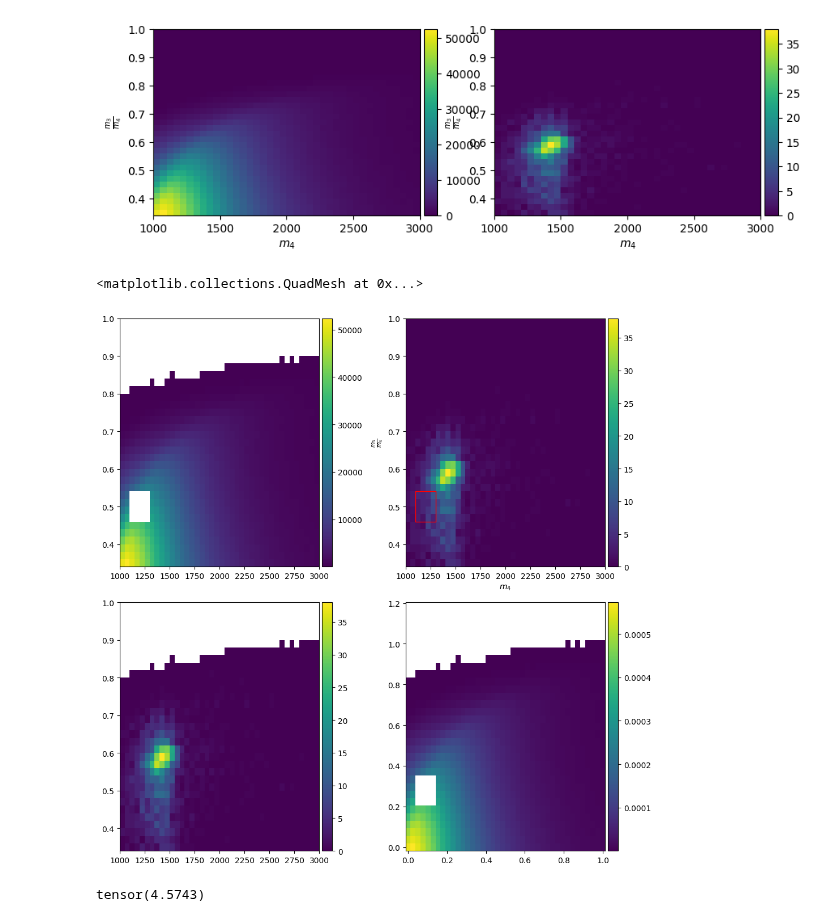
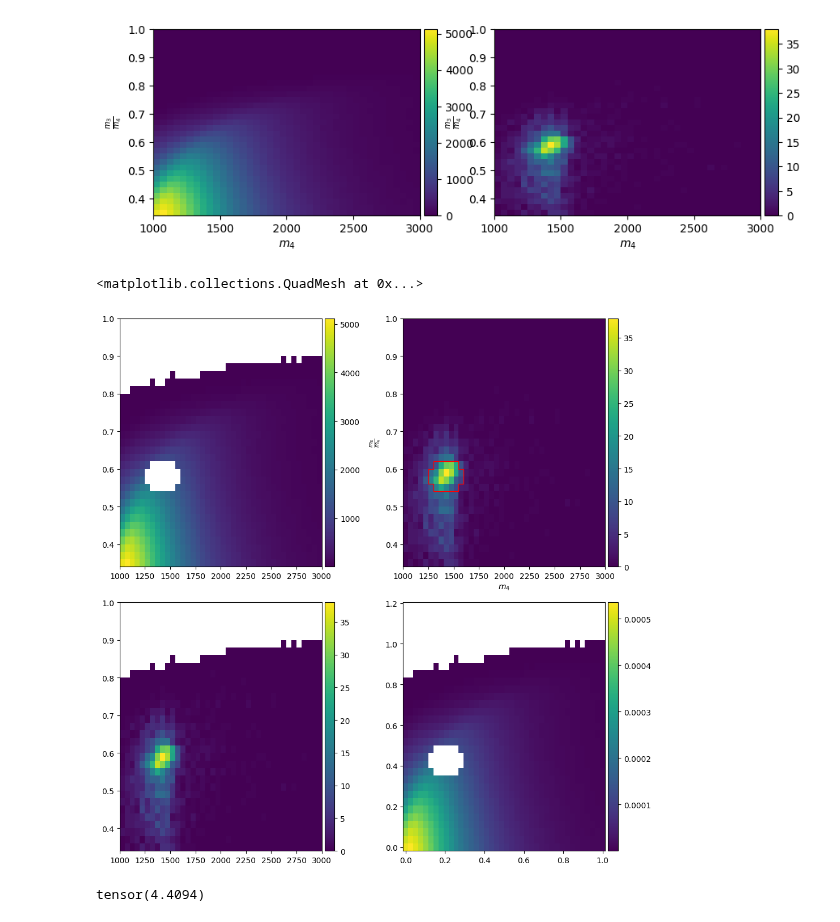
Before and after one commit to UMN-CMS/SingleStopCoffea, a Jupyter notebook: notebooks/multidim_fit.ipynb, the cells around one changed output. Cells and saved outputs as stored; diff of their text form; code cells hidden in the pictures.

```diff
--- a/notebooks/multidim_fit.ipynb
+++ b/notebooks/multidim_fit.ipynb
@@ -64,23 +65,19 @@ sighists = sig_res.getMergedHistograms(sample_manager)
 bkg_name="CR0b_Data2018"
 #bkg_name="Skim_QCDInclusive2018"
 complete_hist = hists["ratio_m14_vs_m24"]
-narrowed = complete_hist
-#orig =  complete_hist[...,hist.loc(1100):hist.loc(2500),hist.loc(400):hist.loc(2000)]
-#narrowed =  complete_hist[...,hist.loc(0):hist.loc(3000),hist.loc(0):hist.loc(1)]
+mc = sighists["ratio_m14_vs_m24"]["Skim_QCDInclusive2018",...]
+integral_sr = mc.sum()
+integral_cr = complete_hist[bkg_name, ...].sum()
+print(f"CR Integral = {integral_cr}")
+print(f"SR Integral = {integral_sr}")
+ratio = integral_sr.value / integral_cr.value
+print(f"Ratio is  = {ratio}")
 narrowed =  complete_hist[...,hist.loc(1000):hist.loc(3000),hist.loc(0.35):hist.loc(1.0)]
-#orig = orig / orig.values().max()
-#narrowed =  complete_hist[...,hist.loc(1150):hist.loc(3000),hist.loc(400):hist.loc(3000)]
-#narrowed =  complete_hist[...,hist.loc(0):hist.loc(3000),hist.loc(0):hist.loc(3000)]
-#narrowed = orig
-#narrowed = orig[...,::hist.rebin(15),::hist.rebin(12)]
 narrowed = narrowed[...,::hist.rebin(1),::hist.rebin(1)]
-
 qcd_hist = narrowed[bkg_name,...]
-#orig_qcd_hist = orig[bkg_name,...]
-
 sig_hist = sighists["ratio_m14_vs_m24"]["signal_312_1500_900",hist.loc(1000):hist.loc(3000),hist.loc(0.35):hist.loc(1)]
 
-qcd_hist = narrowed[bkg_name,...]
+qcd_hist = narrowed[bkg_name,...]  * ratio
 true_sum = qcd_hist.sum()
 print(true_sum)
 # %% [output]
@@ -94,51 +94,53 @@ fig,ax= plt.subplots(1,2,figsize=(10,3))
 _ = drawAs2DHist(ax[0], PlotObject.fromHist(qcd_hist))
 _ = drawAs2DHist(ax[1], PlotObject.fromHist(sig_hist))
 # %% [output]
-[figure, old version]
+[figure, new version]
 # %%
 import fitting.regression as fr
+from fitting.windowing import EllipseWindow
+from fitting.transformations import getNormalizationTransform
+
 window = [(1300, 1750), (400, 700)]
 rebin = 1
-mask_f = fr.rectMasker(window)
-#mask_f = fr.ellipseMasker(torch.tensor([1500.0,600.0]), 200.0,150.0)
-#mask_f = fr.ellipseMasker(torch.tensor([1400.0,0.6]), 150.0,0.05)
-mask_f = fr.ellipseMasker(torch.tensor([2000.0,0.6]), 150.0,0.05)
-mask_f = fr.ellipseMasker(torch.tensor([1200.0,0.5]), 100.0,0.05)
+#mask_f = fr.ellipseMasker(torch.tensor([1400.0,0.6]), 200.0, 0.05)
+mask_f = EllipseWindow([1420.0,0.58], [160.0,0.045])
+#mask_f = fr.ellipseMasker(torch.tensor([2000.0,0.6]), 150.0,0.05)
+#mask_f = fr.ellipseMasker(torch.tensor([1200.0,0.5]), 100.0,0.05)
 #mask_f = fr.ellipseMasker(torch.tensor([1800.0,0.6]), 50.0,0.02)
 
 
 
 #mask_f = fr.ellipseMasker(torch.tensor([1500.0,1400.0]), 200.0,150.0)
 #mask_f = fr.ellipseMasker(torch.tensor([1450.0,0.59]), 150.0,0.05)
 #mask_f=None
 
 #mask_f = fr.ellipseMasker(torch.tensor([1200.0,0.6]), 200.0,0.05)
 exclude_less=0.001
 #mask_f = None
 train_data = regression.makeRegressionData(qcd_hist[hist.rebin(rebin),hist.rebin(rebin)], mask_f, exclude_less=exclude_less)
 test_data, m = regression.makeRegressionData(qcd_hist[hist.rebin(rebin),hist.rebin(rebin)], None, exclude_less=exclude_less, get_mask=True)
-train_transform = regression.getNormalizationTransform(train_data)
+train_transform = getNormalizationTransform(train_data)
 normalized_train_data = train_transform.transform(train_data)
 normalized_test_data = train_transform.transform(test_data)
 
 fig,ax = plt.subplots(2,2,figsize=(10,10),layout="tight")
 fplt.simpleGrid(ax[0][0], train_data.E, train_data.X, train_data.Y)
 mask = regression.getBlindedMask(test_data.X, test_data.Y, test_data.Y, test_data.V, mask_f)
 squares = fplt.makeSquares(test_data.X[mask], test_data.E)
 points = fplt.getPolyFromSquares(squares)
 _=drawAs2DHist(ax[0][1], PlotObject.fromHist(sig_hist))
 poly = matplotlib.patches.Polygon(points, edgecolor="red", fill=False)
 ax[0][1].add_patch(poly)
 signal_data = regression.makeRegressionData(sig_hist[hist.rebin(rebin),hist.rebin(rebin)])
 signal_data = regression.DataValues(signal_data.X[m], signal_data.Y[m], signal_data.V[m], signal_data.E)
 fplt.simpleGrid(ax[1][0], signal_data.E, signal_data.X, signal_data.Y)
 fplt.simpleGrid(ax[1][1], normalized_train_data.E, normalized_train_data.X, normalized_train_data.V)
 # %% [output]
 <matplotlib.collections.QuadMesh at 0x...>
-[figure, old version]
+[figure, new version]
 # %%
 print(normalized_train_data.Y[0])
 # %% [output]
-tensor(4.5743)
+tensor(4.4094)
 # %%
 use_cuda = True
```
Also changed, not shown: parts of 29 cells of this notebook.
